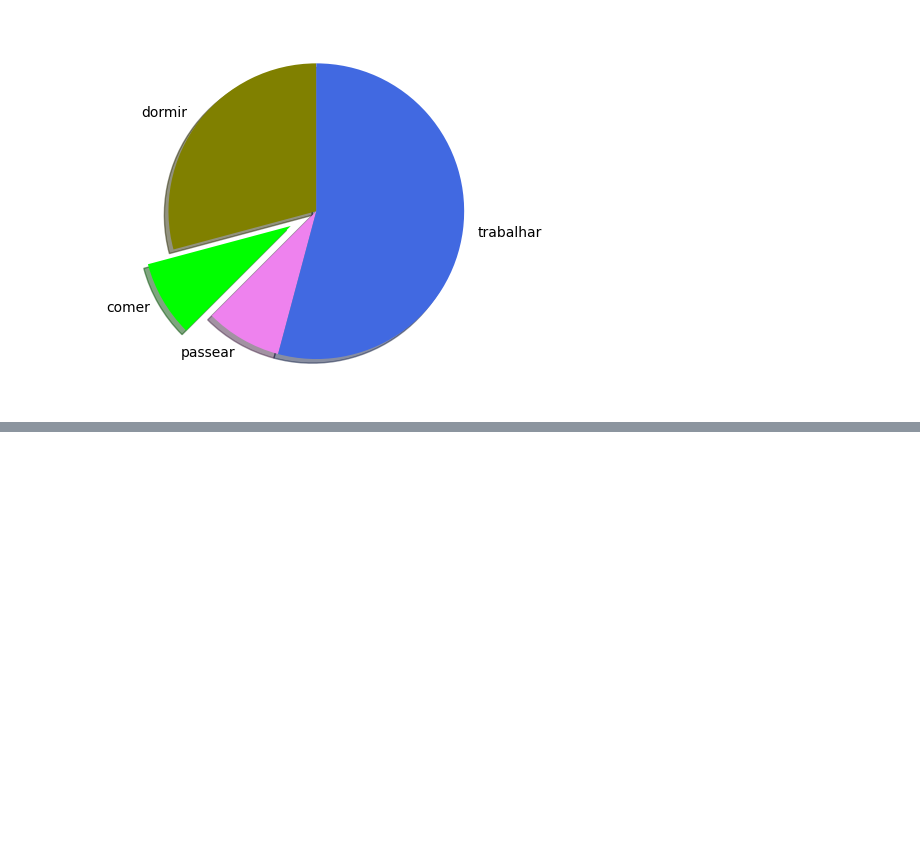
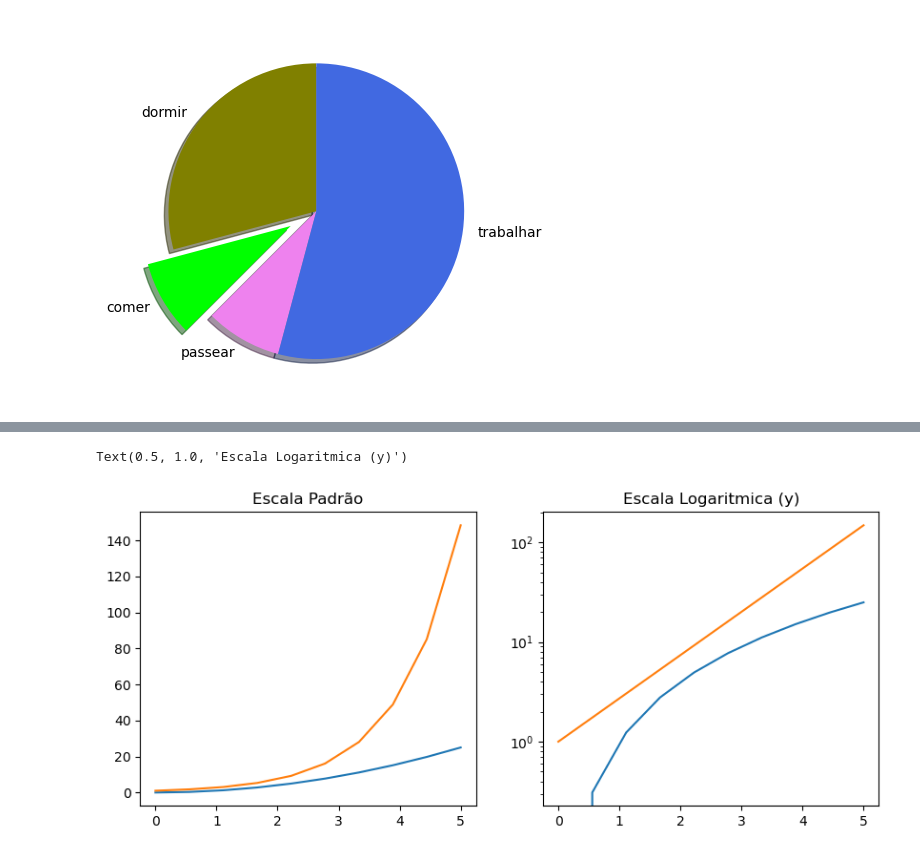
Before and after one commit to mateushlsilva/matplotlib-aula, a Jupyter notebook: matplotlib.ipynb, the cells around one changed output, grey strips where cells are left out. Saved outputs shown, nothing was run; the diff lists cells and outputs as text; code cells hidden in the pictures; blank space fills up the shorter version.

```diff
--- a/matplotlib.ipynb
+++ b/matplotlib.ipynb
@@ -112,0 +186,21 @@ plt.show()
+# %%
+x = linspace(0,5,10)
+y = x ** 2
+
+
+# Criando os subplots
+fig, axes = plt.subplots(1,2,figsize=(10,4))
+
+# Criando o plot1
+
+axes[0].plot(x,x**2,x,exp(x))
+axes[0].set_title('Escala Padrão')
+
+# Criando o plot2
+
+axes[1].plot(x,x**2,x,exp(x))
+axes[1].set_yscale('log')
+axes[1].set_title('Escala Logaritmica (y)')
+# %% [output]
+Text(0.5, 1.0, 'Escala Logaritmica (y)')
+[figure, added]
```
Also changed, not shown: parts of 8 cells of this notebook.
